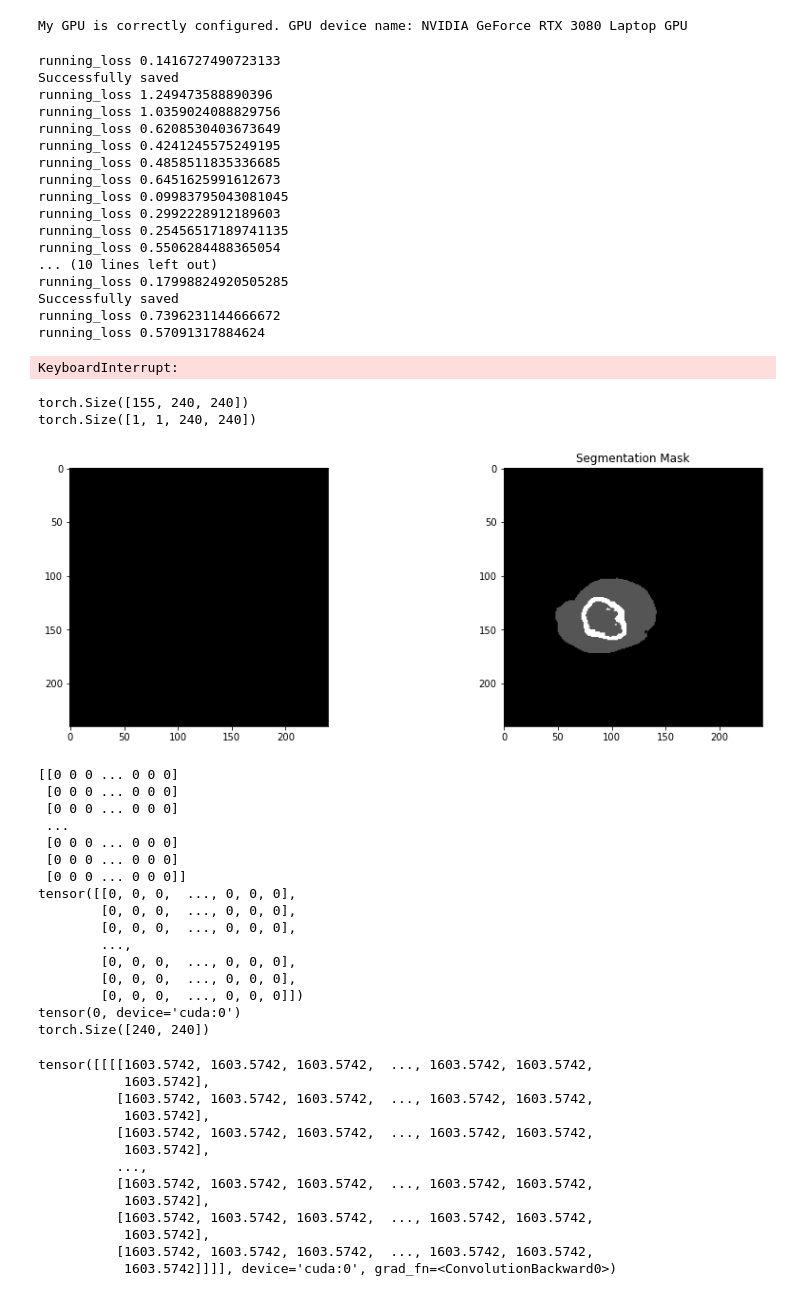
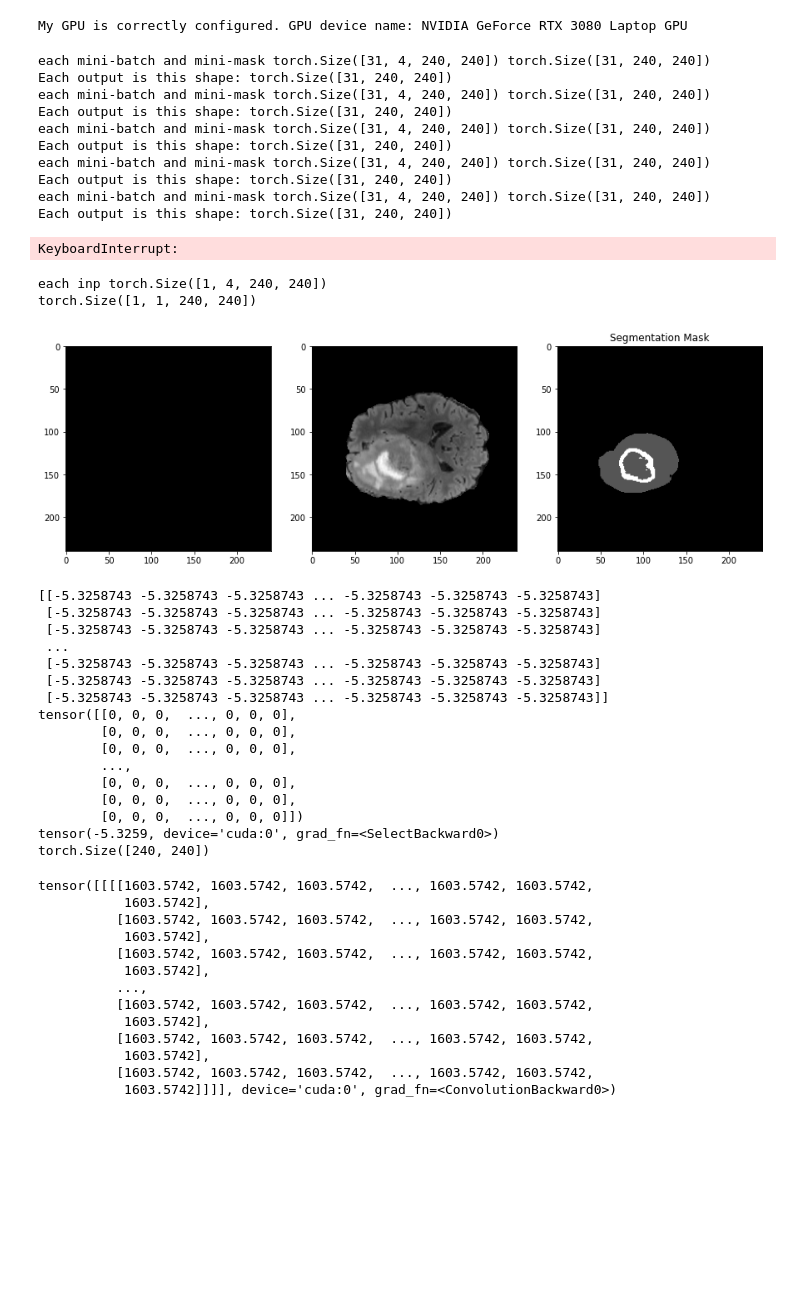
Before and after one commit to AlisherMyrgyyassov/Notebooks-Practice, a Jupyter notebook: U-Net.ipynb, the cells around one changed output. Drawn from its saved outputs; the diff is of its cells as text; code cells hidden in the pictures; blank space fills up the shorter version.

```diff
--- a/U-Net.ipynb
+++ b/U-Net.ipynb
@@ -359,6 +359,16 @@ optimizer = optim.Adam(model.parameters(), lr=learning_rate)
 
 # writer for summaries
 writer = SummaryWriter('runs/U-Net')
+
+# Load checkpoint ==============================
+checkpoint = torch.load('checkpoint.pth')
+
+# Extract relevant data from checkpoint
+epoch = checkpoint['epoch']
+model.load_state_dict(checkpoint['model_state_dict'])
+optimizer.load_state_dict(checkpoint['optimizer_state_dict'])
+loss = checkpoint['loss']
+# ==============================================
 
 for epoch in range(num_epochs):
 
@@ -382,7 +392,7 @@ for epoch in range(num_epochs):
 
             # Forward pass
             outputs = model(mini_img)[:, 0, :, :]
-            #print(outputs.shape)
+            #print("Each output is this shape:", outputs.shape)
             loss = criterion(outputs, mini_lbl.float())
             #print(loss)
 
@@ -424,24 +434,23 @@ with torch.no_grad():
             totalTestLoss += criterion(pred, mini_lbl.float())
         print(totalTestLoss)
         totalTestLoss = 0
+
+
+
+
+# batch input ([31, 4, 240, 240]) ========= batch mask ([31, 240, 240])
+# Output shape ([31, 240, 240])
 # %% [output]
-running_loss 0.1416727490723133
-Successfully saved
-running_loss 1.249473588890396
-running_loss 1.0359024088829756
-running_loss 0.6208530403673649
-running_loss 0.4241245575249195
-running_loss 0.4858511835336685
-running_loss 0.6451625991612673
-running_loss 0.09983795043081045
-running_loss 0.2992228912189603
-running_loss 0.25456517189741135
-running_loss 0.5506284488365054
-... (10 lines left out)
-running_loss 0.17998824920505285
-Successfully saved
-running_loss 0.7396231144666672
-running_loss 0.57091317884624
+each mini-batch and mini-mask torch.Size([31, 4, 240, 240]) torch.Size([31, 240, 240])
+Each output is this shape: torch.Size([31, 240, 240])
+each mini-batch and mini-mask torch.Size([31, 4, 240, 240]) torch.Size([31, 240, 240])
+Each output is this shape: torch.Size([31, 240, 240])
+each mini-batch and mini-mask torch.Size([31, 4, 240, 240]) torch.Size([31, 240, 240])
+Each output is this shape: torch.Size([31, 240, 240])
+each mini-batch and mini-mask torch.Size([31, 4, 240, 240]) torch.Size([31, 240, 240])
+Each output is this shape: torch.Size([31, 240, 240])
+each mini-batch and mini-mask torch.Size([31, 4, 240, 240]) torch.Size([31, 240, 240])
+Each output is this shape: torch.Size([31, 240, 240])
 KeyboardInterrupt:
 # %%
 # import the necessary packages
@@ -466,43 +475,42 @@ def prepare_plot(origImage, origMask, predMask):
 # %%
 patient_idx = 1 # Test on random
 scan, mask = dataset[patient_idx]
 scan = scan.permute(3,0,1,2).cuda()
 mask = mask.permute(2,0,1)
 
 model.eval()
 
 layer = 80
 
-print (mask.shape)
+print ("each inp", scan[layer].unsqueeze(dim=0).shape)
 out = model(scan[layer].unsqueeze(dim=0))
 
 out.cpu()
 print(out.shape)
 
-out = (out > -3.655) * 255
-
-fig, axs = plt.subplots(1, 2, figsize=(15, 5))
+fig, axs = plt.subplots(1, 3, figsize=(15, 5))
 axs[0].imshow(out[0][0][:, :].cpu().detach().numpy(), cmap='gray')
-axs[1].imshow(mask[layer, :, :], cmap='gray')
-axs[1].set_title('Segmentation Mask')
+axs[1].imshow(scan[layer][3].cpu().detach().numpy(), cmap='gray') # second is modality
+axs[2].imshow(mask[layer, :, :], cmap='gray')
+axs[2].set_title('Segmentation Mask')
 plt.show()
 print (out[0][0][:, :].cpu().detach().numpy())
 print (mask[layer, :, :])
 out = out[0, 0, :, :]
 print (out[100][70])
 
 print(out.shape)
 # %% [output]
-torch.Size([155, 240, 240])
+each inp torch.Size([1, 4, 240, 240])
 torch.Size([1, 1, 240, 240])
-[figure, old version]
+[figure, new version]
-[[0 0 0 ... 0 0 0]
- [0 0 0 ... 0 0 0]
- [0 0 0 ... 0 0 0]
+[[-5.3258743 -5.3258743 -5.3258743 ... -5.3258743 -5.3258743 -5.3258743]
+ [-5.3258743 -5.3258743 -5.3258743 ... -5.3258743 -5.3258743 -5.3258743]
+ [-5.3258743 -5.3258743 -5.3258743 ... -5.3258743 -5.3258743 -5.3258743]
  ...
- [0 0 0 ... 0 0 0]
- [0 0 0 ... 0 0 0]
- [0 0 0 ... 0 0 0]]
+ [-5.3258743 -5.3258743 -5.3258743 ... -5.3258743 -5.3258743 -5.3258743]
+ [-5.3258743 -5.3258743 -5.3258743 ... -5.3258743 -5.3258743 -5.3258743]
+ [-5.3258743 -5.3258743 -5.3258743 ... -5.3258743 -5.3258743 -5.3258743]]
 tensor([[0, 0, 0,  ..., 0, 0, 0],
         [0, 0, 0,  ..., 0, 0, 0],
         [0, 0, 0,  ..., 0, 0, 0],
@@ -510,7 +518,7 @@ tensor([[0, 0, 0,  ..., 0, 0, 0],
         [0, 0, 0,  ..., 0, 0, 0],
         [0, 0, 0,  ..., 0, 0, 0],
         [0, 0, 0,  ..., 0, 0, 0]])
-tensor(0, device='cuda:0')
+tensor(-5.3259, device='cuda:0', grad_fn=<SelectBackward0>)
 torch.Size([240, 240])
 # %%
 # validation loop
```
